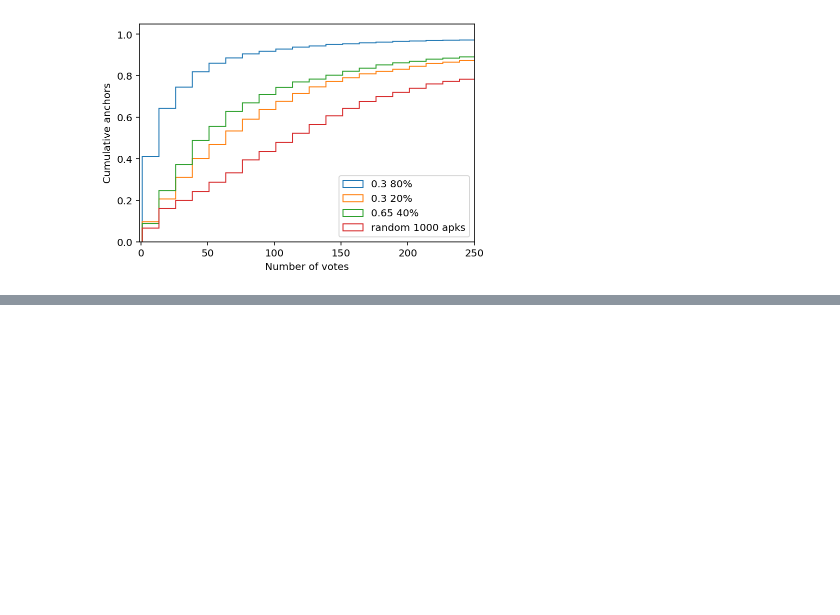
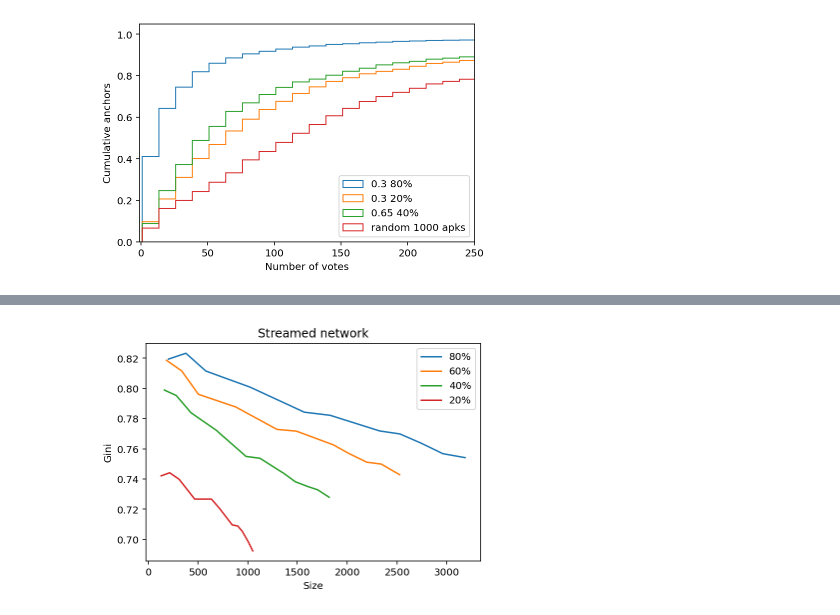
Before and after one commit to jrybicki-jsc/smms, a Jupyter notebook: graphla/ginis.ipynb, the cells around one changed output, grey strips where cells are left out. Drawn from its saved outputs; the diff is of its cells as text; code cells hidden in the pictures; blank space fills up the shorter version.

```diff
--- a/graphla/ginis.ipynb
+++ b/graphla/ginis.ipynb
@@ -188,0 +201,29 @@ plt.legend();
+# %%
+def read_and_ginis(perc):
+    largers = dict()
+    for f in glob.glob(f"../res/newclusterres/2ndrun/*-{perc}/merged-*.pickle"):
+        g, n = load_net(f)
+        largers[g] = n
+
+    lgi = get_cof(largers.values())
+    lgi = dict(sorted(lgi.items()))
+    return lgi
+# %%
+lgi8 = read_and_ginis(perc=8)
+lgi6 = read_and_ginis(perc=6)
+lgi2 = read_and_ginis(perc=2)
+lgi4 = read_and_ginis(perc=4)
+# %%
+plt.title('Streamed network')
+plt.plot(lgi8.keys(), lgi8.values(), label='80%')
+plt.plot(lgi6.keys(), lgi6.values(), label='60%')
+plt.plot(lgi4.keys(), lgi4.values(), label='40%')
+plt.plot(lgi2.keys(), lgi2.values(), label='20%')
+
+#plt.plot(gran.keys(), gran.values(),'-*', label='randoms')
+
+plt.xlabel('Size')
+plt.ylabel('Gini');
+plt.legend();
+# %% [output]
+[figure, added]
```
Also changed, not shown: parts of 17 cells of this notebook.
